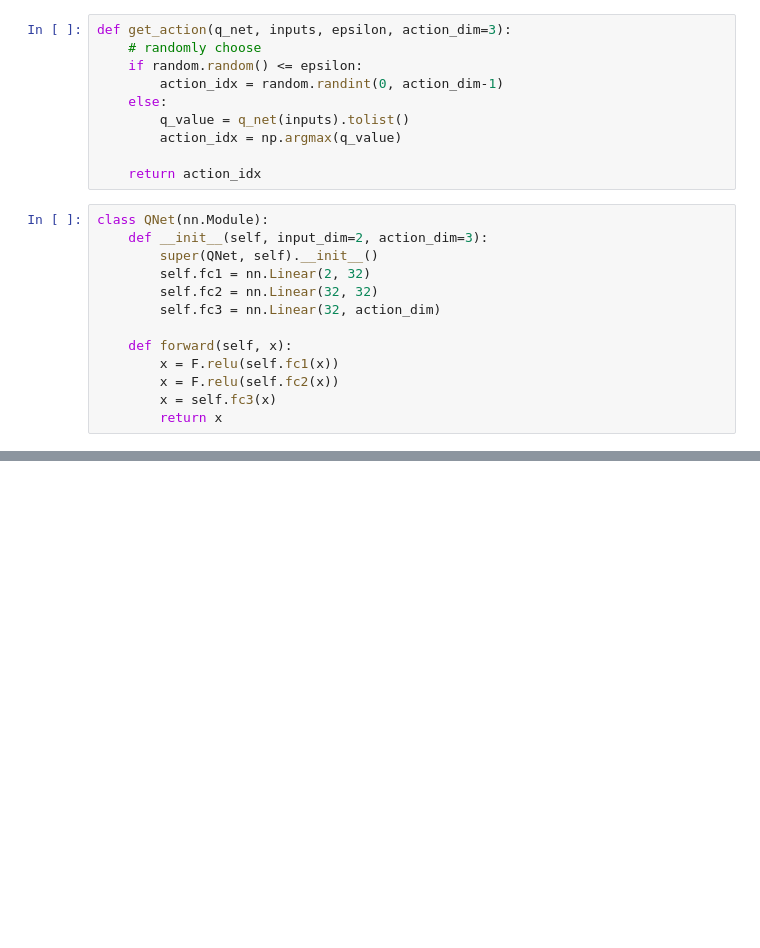
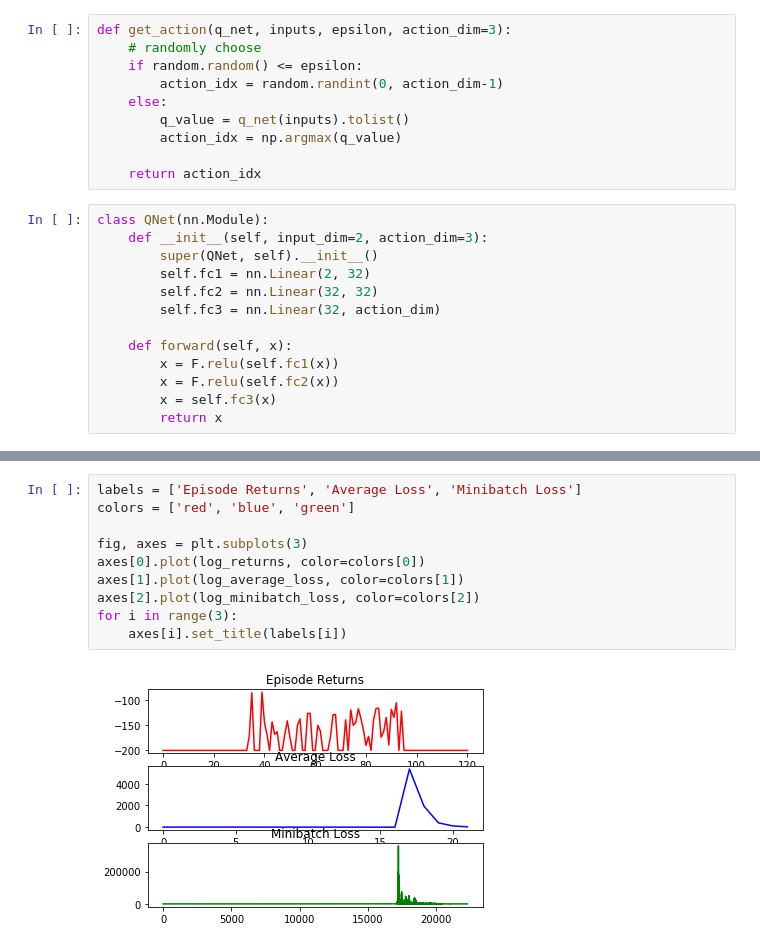
Before and after one commit to dobro12/rl_study, a Jupyter notebook: DQN/HG/DQN_MountainCar.ipynb, the cells around one changed output, grey strips where cells are left out. Cells and saved outputs as stored; diff of their text form; blank space fills up the shorter version.

```diff
--- a/DQN/HG/DQN_MountainCar.ipynb
+++ b/DQN/HG/DQN_MountainCar.ipynb
@@ -170,0 +192,12 @@ for i in range(3):
+# %%
+labels = ['Episode Returns', 'Average Loss', 'Minibatch Loss']
+colors = ['red', 'blue', 'green']
+
+fig, axes = plt.subplots(3)
+axes[0].plot(log_returns, color=colors[0])
+axes[1].plot(log_average_loss, color=colors[1])
+axes[2].plot(log_minibatch_loss, color=colors[2])
+for i in range(3):
+    axes[i].set_title(labels[i])
+# %% [output]
+[figure, added]
```
Also changed, not shown: parts of 8 cells of this notebook, 3 other files.
